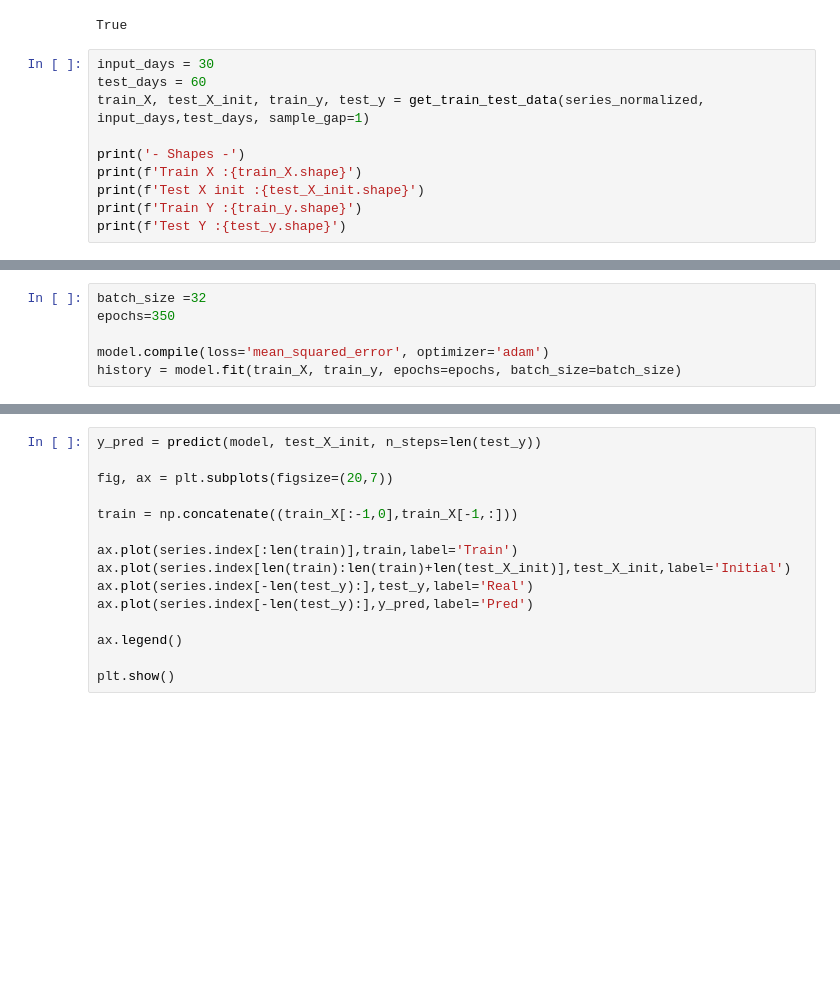
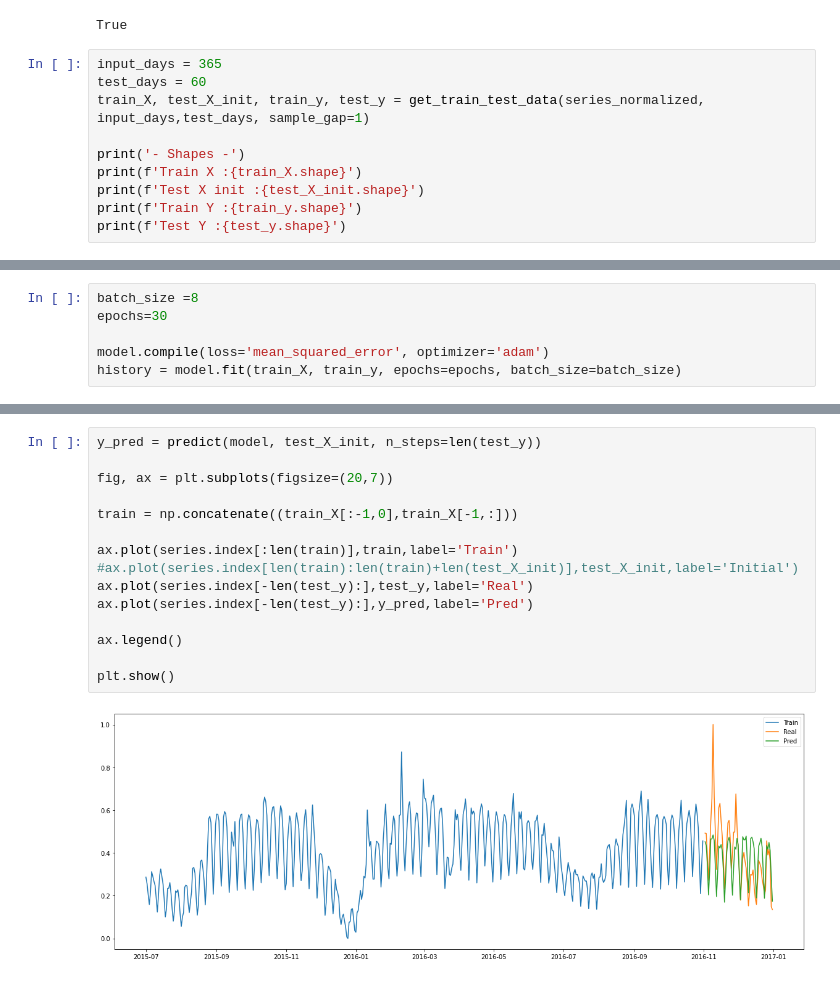
Before and after one commit to CamposCarvalhoC/web-traffic-forecast, a Jupyter notebook: wavenet.ipynb, the cells around one changed output, grey strips where cells are left out. Saved outputs shown, nothing was run; the diff lists cells and outputs as text; blank space fills up the shorter version.

```diff
--- a/wavenet.ipynb
+++ b/wavenet.ipynb
@@ -300,7 +311,7 @@ series.equals(series_unnormalized)
 # %% [output]
 True
 # %%
-input_days = 30
+input_days = 365
 test_days = 60
 train_X, test_X_init, train_y, test_y = get_train_test_data(series_normalized, input_days,test_days, sample_gap=1)
 
@@ -318,6 +329,6 @@ Test Y :(30,)
 # %%
-batch_size =32
-epochs=350
+batch_size =8
+epochs=30
 
 model.compile(loss='mean_squared_error', optimizer='adam')
 history = model.fit(train_X, train_y, epochs=epochs, batch_size=batch_size)
@@ -352,15 +363,17 @@ plt.show()
 # %%
 y_pred = predict(model, test_X_init, n_steps=len(test_y))
 
 fig, ax = plt.subplots(figsize=(20,7))
 
 train = np.concatenate((train_X[:-1,0],train_X[-1,:]))
 
 ax.plot(series.index[:len(train)],train,label='Train')
-ax.plot(series.index[len(train):len(train)+len(test_X_init)],test_X_init,label='Initial')
+#ax.plot(series.index[len(train):len(train)+len(test_X_init)],test_X_init,label='Initial')
 ax.plot(series.index[-len(test_y):],test_y,label='Real')
 ax.plot(series.index[-len(test_y):],y_pred,label='Pred')
 
 ax.legend()
 
 plt.show()
+# %% [output]
+[figure, added]
```
Also changed, not shown: parts of 16 cells of this notebook.
